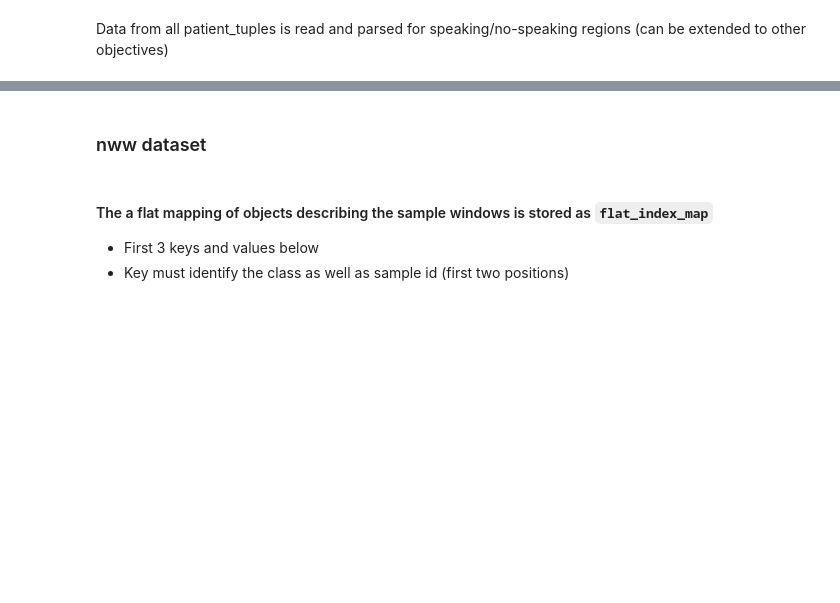
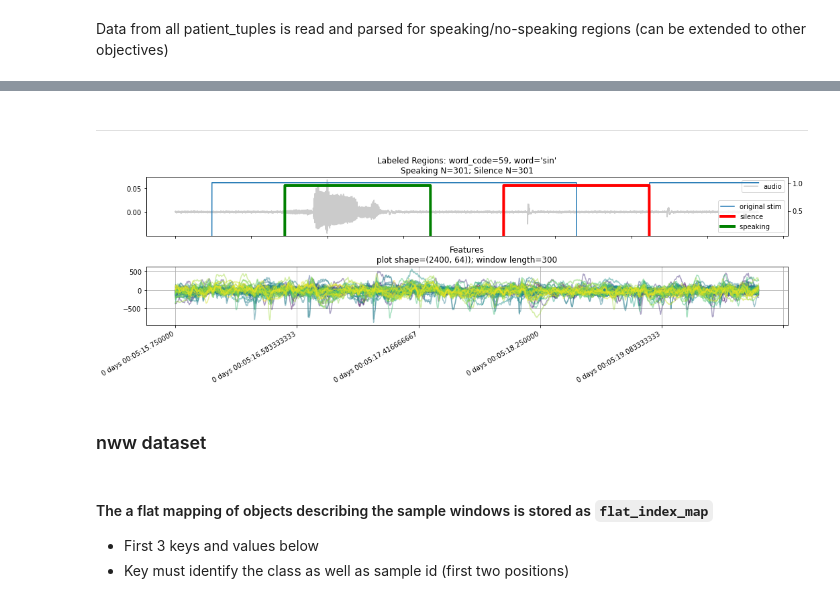
Before and after one commit to Morgan243/ECOGSpeech, a Jupyter notebook: notebooks/Northwestern Example.ipynb, the cells around one changed output, grey strips where cells are left out. Drawn from its saved outputs; the diff is of its cells as text; code cells hidden in the pictures; blank space fills up the shorter version.

```diff
--- a/notebooks/Northwestern Example.ipynb
+++ b/notebooks/Northwestern Example.ipynb
@@ -25,3 +29,12 @@ Processing: ('Mayo Clinic', 19, 1, 1)
+# %% [markdown]
+****
+# %%
+data_map = nww.data_maps[('Mayo Clinic', 19, 1, 1)]
+# %%
+# run without giving word_code to get a random sample
+fig, ax = nww.plot_word_sample_region(data_map, plot_features=True)
+# %% [output]
+[figure, added]
 # %% [markdown]
 ### nww dataset
 # %% [markdown]
```
Also changed, not shown: parts of 50 cells of this notebook.
